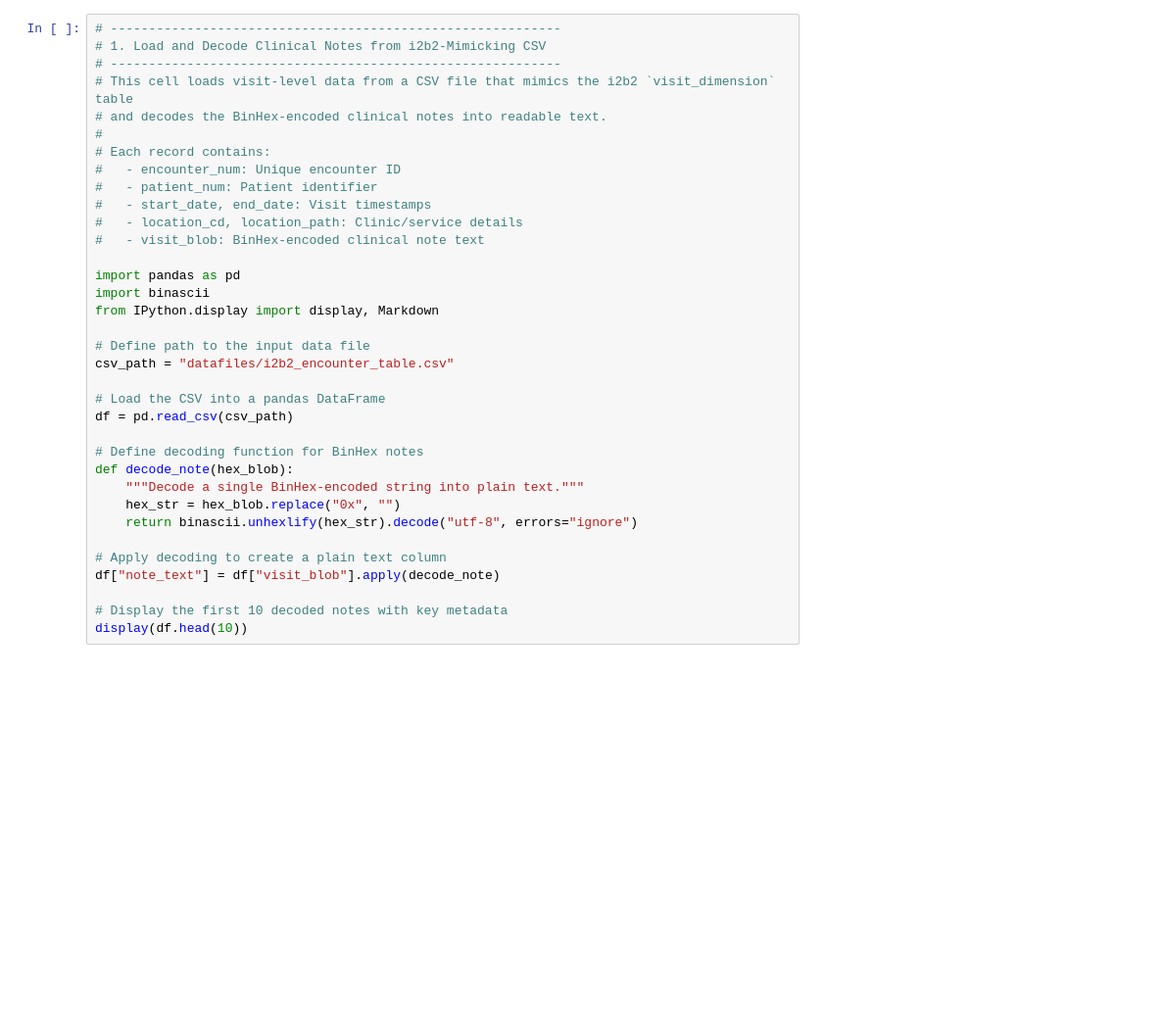
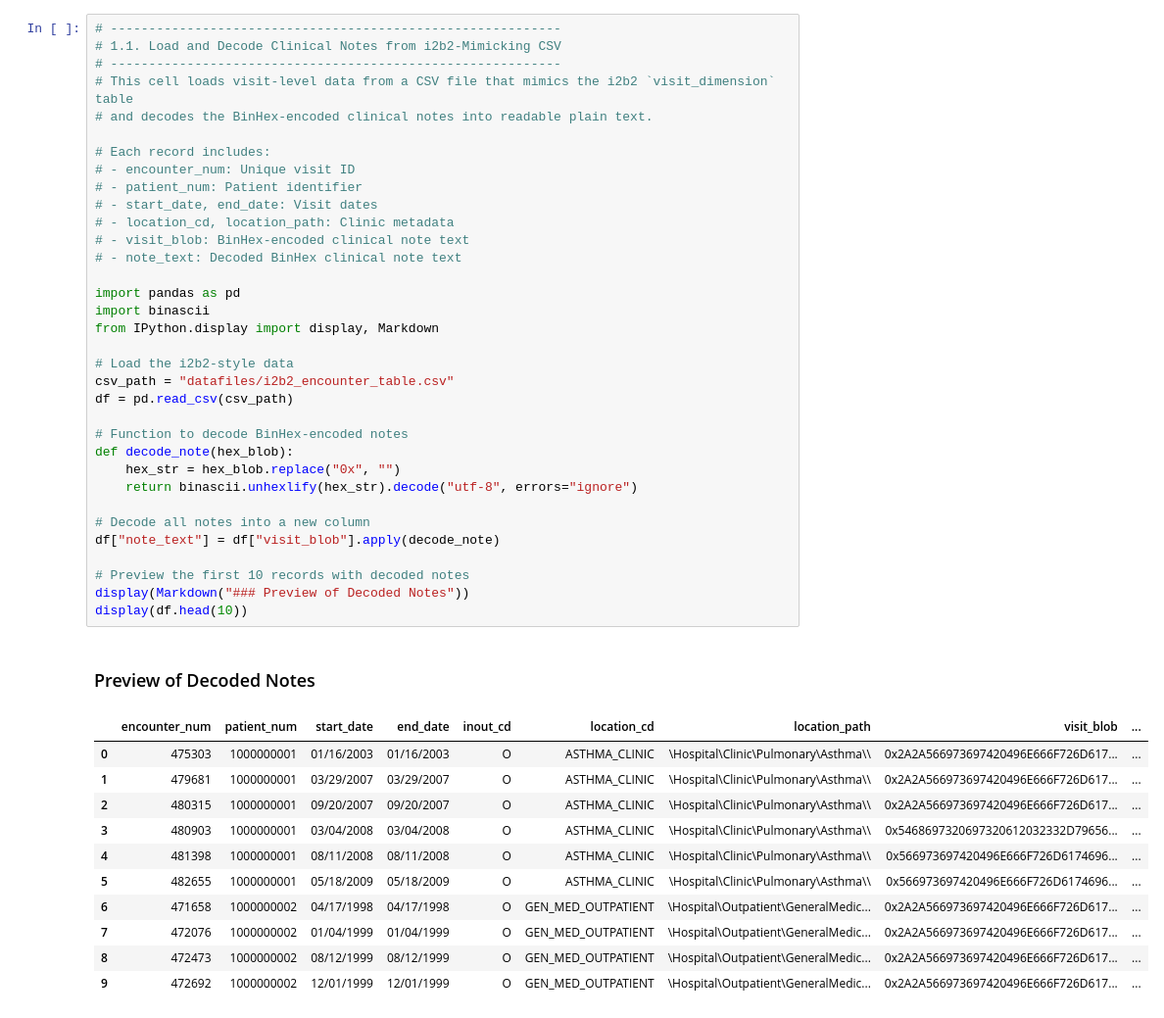
Before and after one commit to v-mourajr/i2b2-llm-workshop, a Jupyter notebook: 3_rag_chromadb.ipynb, the cells around one changed output. Shown at 98% size. Drawn from its saved outputs; the diff is of its cells as text; blank space fills up the shorter version.

```diff
--- a/3_rag_chromadb.ipynb
+++ b/3_rag_chromadb.ipynb
@@ -22,36 +38,48 @@ Each notebook cell builds on the previous one to demonstrate a complete RAG work
 # %%
 # -----------------------------------------------------------
-# 1. Load and Decode Clinical Notes from i2b2-Mimicking CSV
+# 1.1. Load and Decode Clinical Notes from i2b2-Mimicking CSV
 # -----------------------------------------------------------
 # This cell loads visit-level data from a CSV file that mimics the i2b2 `visit_dimension` table
-# and decodes the BinHex-encoded clinical notes into readable text.
-#
-# Each record contains:
-#   - encounter_num: Unique encounter ID
-#   - patient_num: Patient identifier
-#   - start_date, end_date: Visit timestamps
-#   - location_cd, location_path: Clinic/service details
-#   - visit_blob: BinHex-encoded clinical note text
+# and decodes the BinHex-encoded clinical notes into readable plain text.
+
+# Each record includes:
+# - encounter_num: Unique visit ID
+# - patient_num: Patient identifier
+# - start_date, end_date: Visit dates
+# - location_cd, location_path: Clinic metadata
+# - visit_blob: BinHex-encoded clinical note text
+# - note_text: Decoded BinHex clinical note text
 
 import pandas as pd
 import binascii
 from IPython.display import display, Markdown
 
-# Define path to the input data file
+# Load the i2b2-style data
 csv_path = "datafiles/i2b2_encounter_table.csv"
-
-# Load the CSV into a pandas DataFrame
 df = pd.read_csv(csv_path)
 
-# Define decoding function for BinHex notes
+# Function to decode BinHex-encoded notes
 def decode_note(hex_blob):
-    """Decode a single BinHex-encoded string into plain text."""
     hex_str = hex_blob.replace("0x", "")
     return binascii.unhexlify(hex_str).decode("utf-8", errors="ignore")
 
-# Apply decoding to create a plain text column
+# Decode all notes into a new column
 df["note_text"] = df["visit_blob"].apply(decode_note)
 
-# Display the first 10 decoded notes with key metadata
+# Preview the first 10 records with decoded notes
+display(Markdown("### Preview of Decoded Notes"))
 display(df.head(10))
+# %% [output]
+### Preview of Decoded Notes
+|  | encounter_num | patient_num | start_date | end_date | inout_cd | location_cd | location_path | visit_blob | ... |
+| 0 | 475303 | 1000000001 | 01/16/2003 | 01/16/2003 | O | ASTHMA_CLINIC | \Hospital\Clinic\Pulmonary\Asthma\\ | 0x2A2A566973697420496E666F726D617... | ... |
+| 1 | 479681 | 1000000001 | 03/29/2007 | 03/29/2007 | O | ASTHMA_CLINIC | \Hospital\Clinic\Pulmonary\Asthma\\ | 0x2A2A566973697420496E666F726D617... | ... |
+| 2 | 480315 | 1000000001 | 09/20/2007 | 09/20/2007 | O | ASTHMA_CLINIC | \Hospital\Clinic\Pulmonary\Asthma\\ | 0x2A2A566973697420496E666F726D617... | ... |
+| 3 | 480903 | 1000000001 | 03/04/2008 | 03/04/2008 | O | ASTHMA_CLINIC | \Hospital\Clinic\Pulmonary\Asthma\\ | 0x5468697320697320612032332D79656... | ... |
+| 4 | 481398 | 1000000001 | 08/11/2008 | 08/11/2008 | O | ASTHMA_CLINIC | \Hospital\Clinic\Pulmonary\Asthma\\ | 0x566973697420496E666F726D6174696... | ... |
+| 5 | 482655 | 1000000001 | 05/18/2009 | 05/18/2009 | O | ASTHMA_CLINIC | \Hospital\Clinic\Pulmonary\Asthma\\ | 0x566973697420496E666F726D6174696... | ... |
+| 6 | 471658 | 1000000002 | 04/17/1998 | 04/17/1998 | O | GEN_MED_OUTPATIENT | \Hospital\Outpatient\GeneralMedic... | 0x2A2A566973697420496E666F726D617... | ... |
+| 7 | 472076 | 1000000002 | 01/04/1999 | 01/04/1999 | O | GEN_MED_OUTPATIENT | \Hospital\Outpatient\GeneralMedic... | 0x2A2A566973697420496E666F726D617... | ... |
+| 8 | 472473 | 1000000002 | 08/12/1999 | 08/12/1999 | O | GEN_MED_OUTPATIENT | \Hospital\Outpatient\GeneralMedic... | 0x2A2A566973697420496E666F726D617... | ... |
+| 9 | 472692 | 1000000002 | 12/01/1999 | 12/01/1999 | O | GEN_MED_OUTPATIENT | \Hospital\Outpatient\GeneralMedic... | 0x2A2A566973697420496E666F726D617... | ... |
 # %% [markdown]
```
Also changed, not shown: parts of 14 cells of this notebook, 4 other files.
